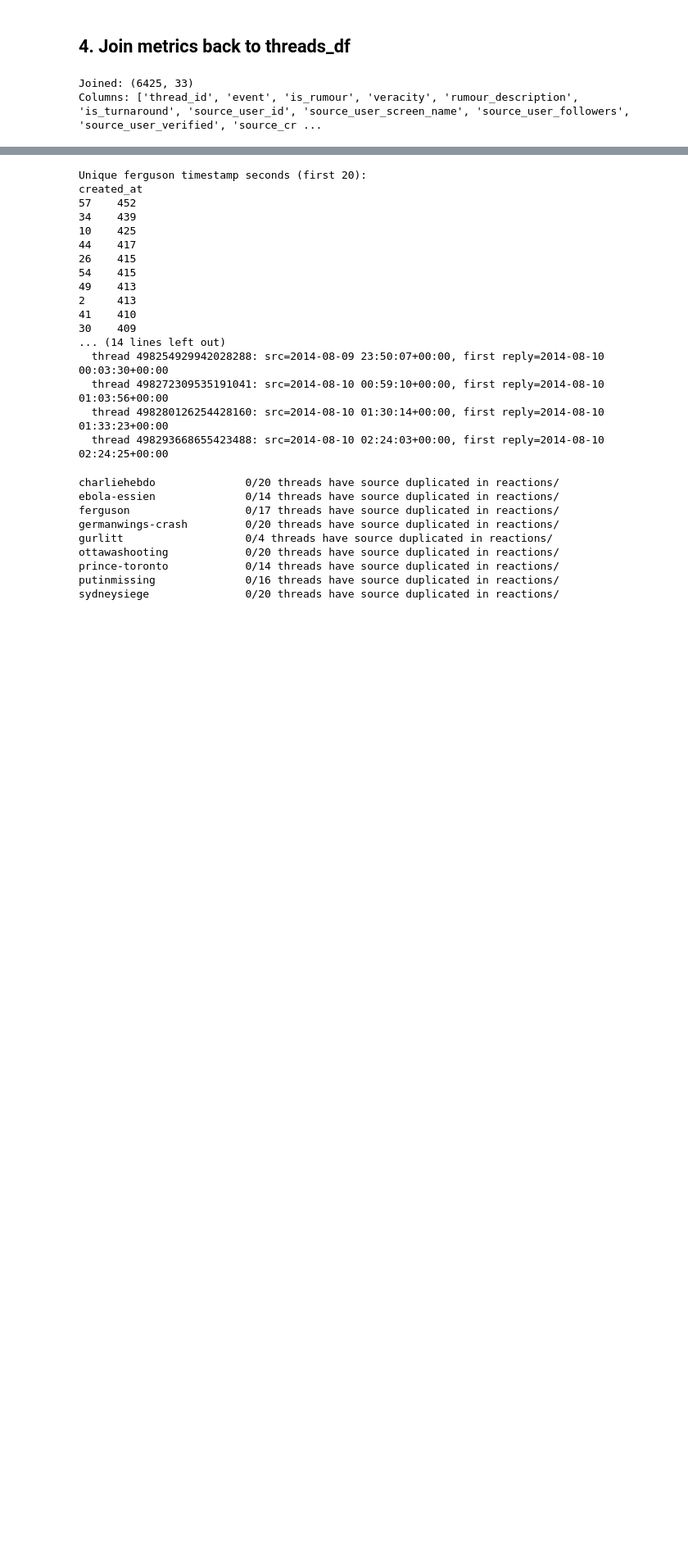
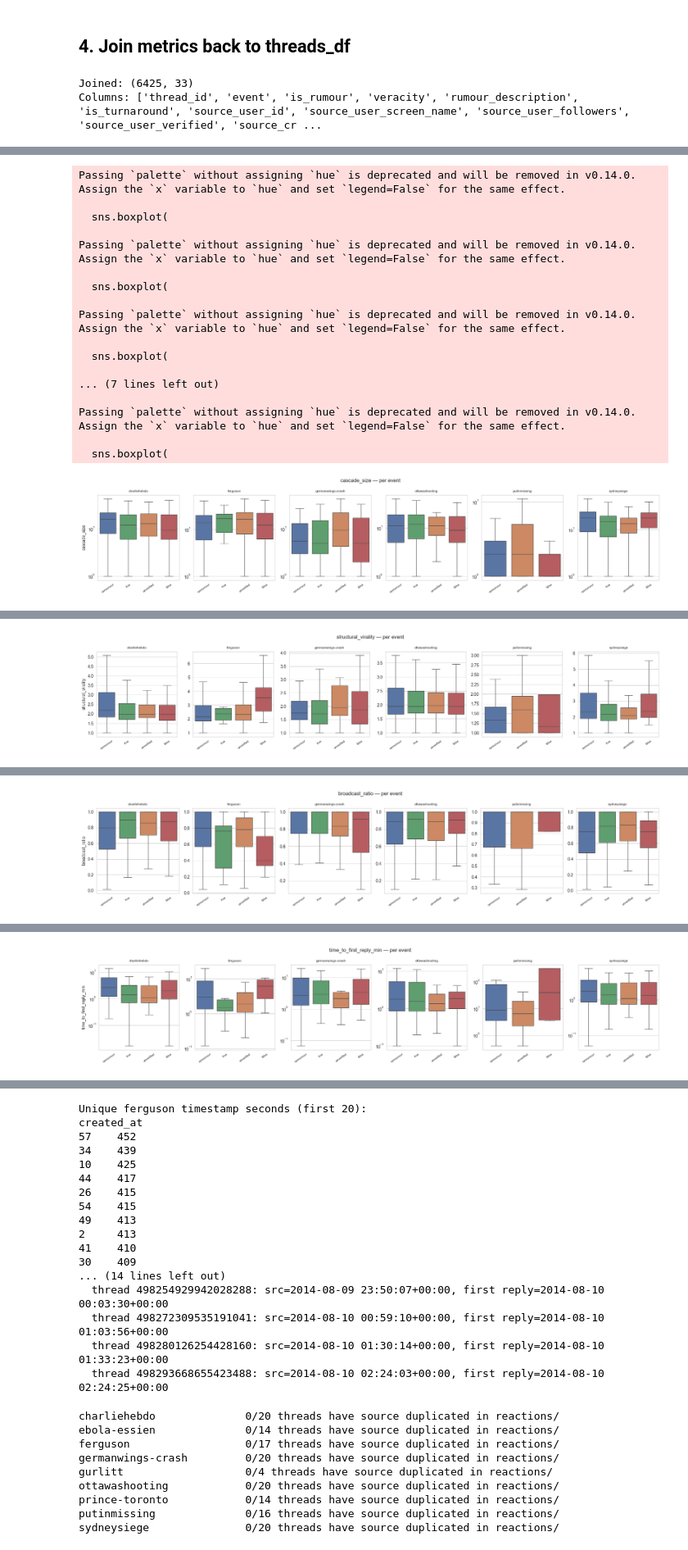
Before and after one commit to dzziyana/Techno-Socio-Economists, a Jupyter notebook: rumors/02_cascade_metrics.ipynb, the cells around one changed output, grey strips where cells are left out. Shown at 82% size. Saved outputs shown, nothing was run; the diff lists cells and outputs as text; code cells hidden in the pictures; blank space fills up the shorter version.

```diff
--- a/rumors/02_cascade_metrics.ipynb
+++ b/rumors/02_cascade_metrics.ipynb
@@ -223,16 +175,20 @@ Pooled stats can be misleading when events differ massively in size and composit
 # %%
-# Per-event median for the most important metrics
-key_metrics = ['cascade_size', 'max_depth', 'structural_virality', 'broadcast_ratio',
-               'time_to_first_reply_min']
+metric_cols = [
+    'cascade_size', 'max_depth', 'max_breadth', 'unique_users',
+    'time_to_first_reply_min', 'time_to_half_cascade_min', 'reply_velocity_first_hour',
+    'structural_virality', 'wiener_index', 'broadcast_ratio', 'branching_factor_mean',
+]
 
-for metric in key_metrics:
-    print(f'\n=== Median {metric} by event × veracity ===')
+print('=== Median by event × veracity ===\n')
+for metric in metric_cols:
     pivot = (
         tm.groupby(['event', 'veracity'])[metric]
         .median()
         .unstack('veracity')
-        .reindex(columns=VERACITY_ORDER)
+        .reindex(columns=[v for v in VERACITY_ORDER if v in tm['veracity'].unique()])
         .round(2)
     )
-    print(pivot)
+    print(f'--- {metric} ---')
+    print(pivot.to_string())
+    print()
 # %% [output]
@@ -255,0 +218,57 @@ sydneysiege             1.78  1.37        1.11   1.34
+# %%
+key_metrics_plot = [
+    'cascade_size', 'structural_virality', 'broadcast_ratio',
+    'time_to_first_reply_min', 'time_to_half_cascade_min',
+]
+log_metrics_plot = {'cascade_size', 'time_to_first_reply_min', 'time_to_half_cascade_min'}
+events_sorted = sorted(tm['event'].unique())
+n_events = len(events_sorted)
+
+for metric in key_metrics_plot:
+    fig, axes = plt.subplots(1, n_events, figsize=(3.2 * n_events, 4), sharey=False)
+    if n_events == 1:
+        axes = [axes]
+    for ax, event in zip(axes, events_sorted):
+        ev_data = tm[(tm['event'] == event) & tm[metric].notna()]
+        if metric in log_metrics_plot:
+            ev_data = ev_data[ev_data[metric] > 0]
+        present = [v for v in VERACITY_ORDER if v in ev_data['veracity'].values]
+        if not present:
+            ax.axis('off')
+            continue
+        sns.boxplot(
+            data=ev_data, x='veracity', y=metric,
+            order=present,
+            palette={v: VERACITY_COLORS[v] for v in present},
+            showfliers=False, ax=ax,
+        )
+        if metric in log_metrics_plot:
+            ax.set_yscale('log')
+        ax.set_title(event, fontsize=8)
+        ax.set_xlabel('')
+        ax.tick_params(axis='x', labelsize=7, rotation=35)
+        if ax != axes[0]:
+            ax.set_ylabel('')
+    fig.suptitle(f'{metric} — per event', fontsize=12)
+    plt.tight_layout()
+    plt.savefig(f'../rumors/figures/phase2_{metric}_per_event.png', dpi=120, bbox_inches='tight')
+    plt.show()
+# %% [output]
+Passing `palette` without assigning `hue` is deprecated and will be removed in v0.14.0. Assign the `x` variable to `hue` and set `legend=False` for the same effect.
+
+  sns.boxplot(
+
+Passing `palette` without assigning `hue` is deprecated and will be removed in v0.14.0. Assign the `x` variable to `hue` and set `legend=False` for the same effect.
+
+  sns.boxplot(
+
+Passing `palette` without assigning `hue` is deprecated and will be removed in v0.14.0. Assign the `x` variable to `hue` and set `legend=False` for the same effect.
+
+  sns.boxplot(
+
+... (7 lines left out)
+
+Passing `palette` without assigning `hue` is deprecated and will be removed in v0.14.0. Assign the `x` variable to `hue` and set `legend=False` for the same effect.
+
+  sns.boxplot(
+[figure, added]
@@ -255,0 +292 @@ sydneysiege             1.78  1.37        1.11   1.34
+[figure, added]
@@ -255,0 +310 @@ sydneysiege             1.78  1.37        1.11   1.34
+[figure, added]
@@ -255,0 +328 @@ sydneysiege             1.78  1.37        1.11   1.34
+[figure, added]
```
Also changed, not shown: parts of 24 cells of this notebook, 2 other files.
